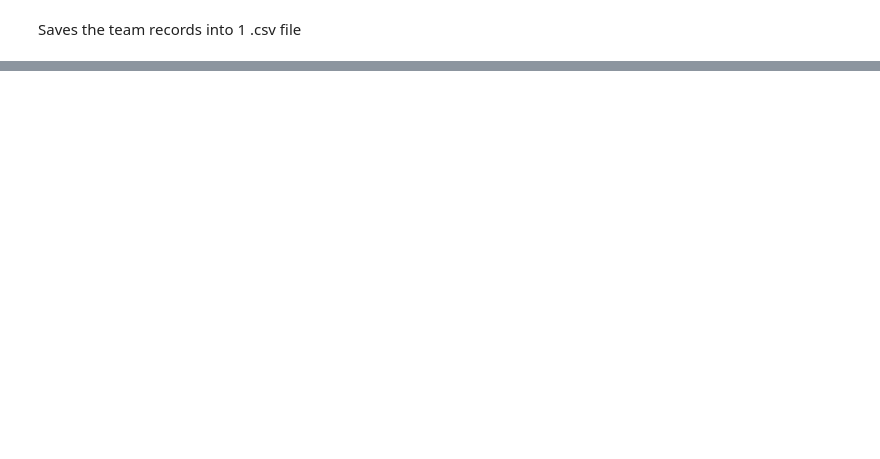
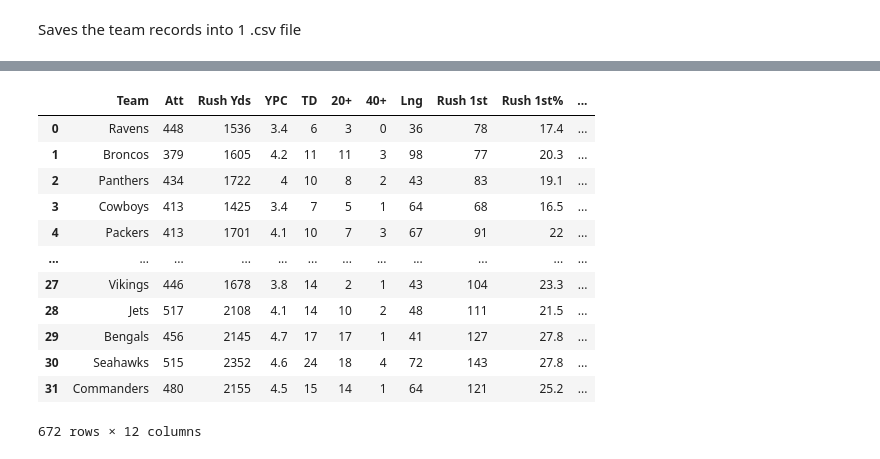
Before and after one commit to rajc90/NFL_TEAM_DATA, a Jupyter notebook: NFL_Data_Scraper.ipynb, the cells around one changed output, grey strips where cells are left out. Cells and saved outputs as stored; diff of their text form; code cells hidden in the pictures; blank space fills up the shorter version.

```diff
--- a/NFL_Data_Scraper.ipynb
+++ b/NFL_Data_Scraper.ipynb
@@ -140,6 +148,22 @@ collect_team_stats(defense_data_dict)
  31      Titans   6      1      86  44  2023
 
  [672 rows x 6 columns]}
+# %%
+defense_data_dict["Rushing"]
+# %% [output]
+|  | Team | Att | Rush Yds | YPC | TD | 20+ | 40+ | Lng | Rush 1st | Rush 1st% | ... |
+| 0 | Ravens | 448 | 1536 | 3.4 | 6 | 3 | 0 | 36 | 78 | 17.4 | ... |
+| 1 | Broncos | 379 | 1605 | 4.2 | 11 | 11 | 3 | 98 | 77 | 20.3 | ... |
+| 2 | Panthers | 434 | 1722 | 4 | 10 | 8 | 2 | 43 | 83 | 19.1 | ... |
+| 3 | Cowboys | 413 | 1425 | 3.4 | 7 | 5 | 1 | 64 | 68 | 16.5 | ... |
+| 4 | Packers | 413 | 1701 | 4.1 | 10 | 7 | 3 | 67 | 91 | 22 | ... |
+| ... | ... | ... | ... | ... | ... | ... | ... | ... | ... | ... | ... |
+| 27 | Vikings | 446 | 1678 | 3.8 | 14 | 2 | 1 | 43 | 104 | 23.3 | ... |
+| 28 | Jets | 517 | 2108 | 4.1 | 14 | 10 | 2 | 48 | 111 | 21.5 | ... |
+| 29 | Bengals | 456 | 2145 | 4.7 | 17 | 17 | 1 | 41 | 127 | 27.8 | ... |
+| 30 | Seahawks | 515 | 2352 | 4.6 | 24 | 18 | 4 | 72 | 143 | 27.8 | ... |
+| 31 | Commanders | 480 | 2155 | 4.5 | 15 | 14 | 1 | 64 | 121 | 25.2 | ... |
+672 rows × 12 columns
 # %%
 defense_stats = defense_data_dict["Passing"]
 for key in defense_data_dict.keys():
```
Also changed, not shown: parts of 18 cells of this notebook, 1 other file.
